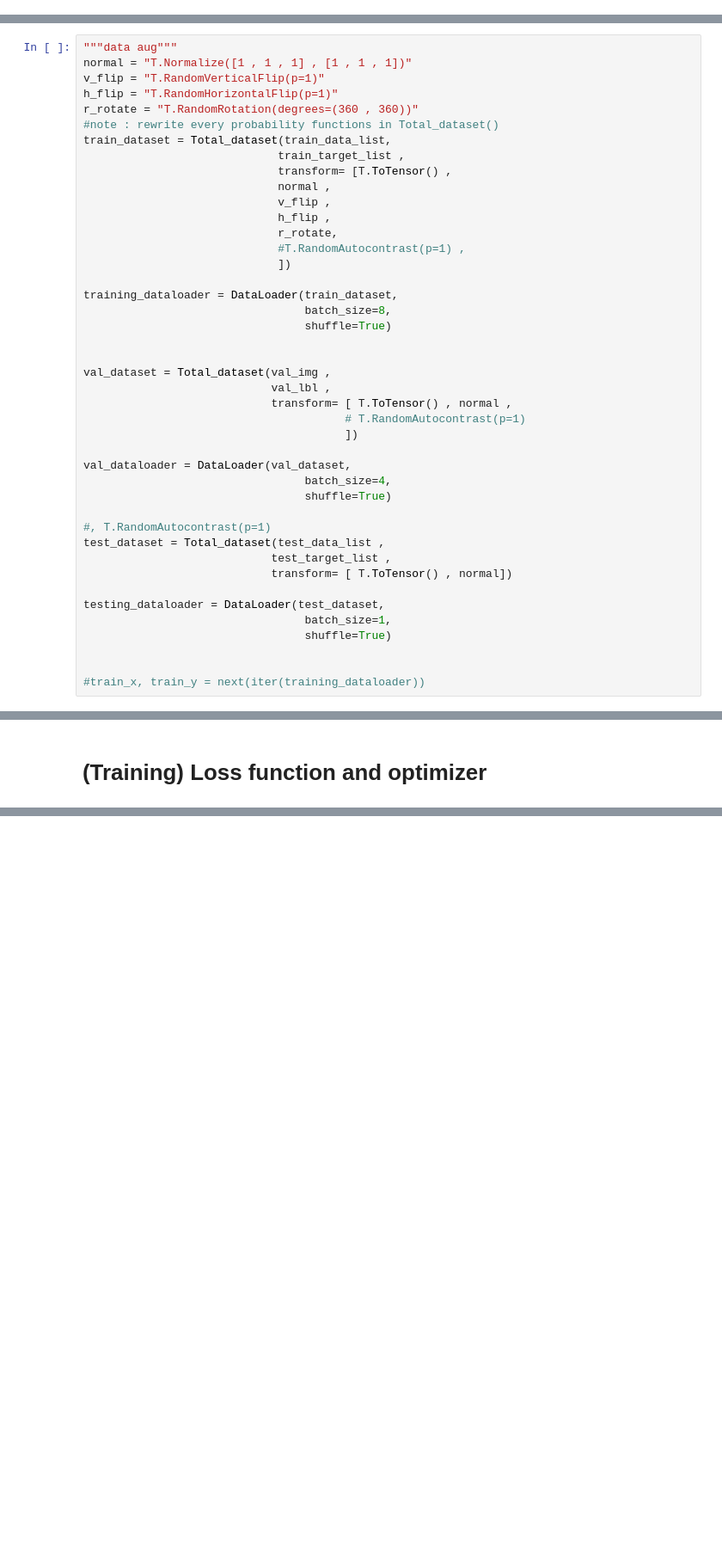
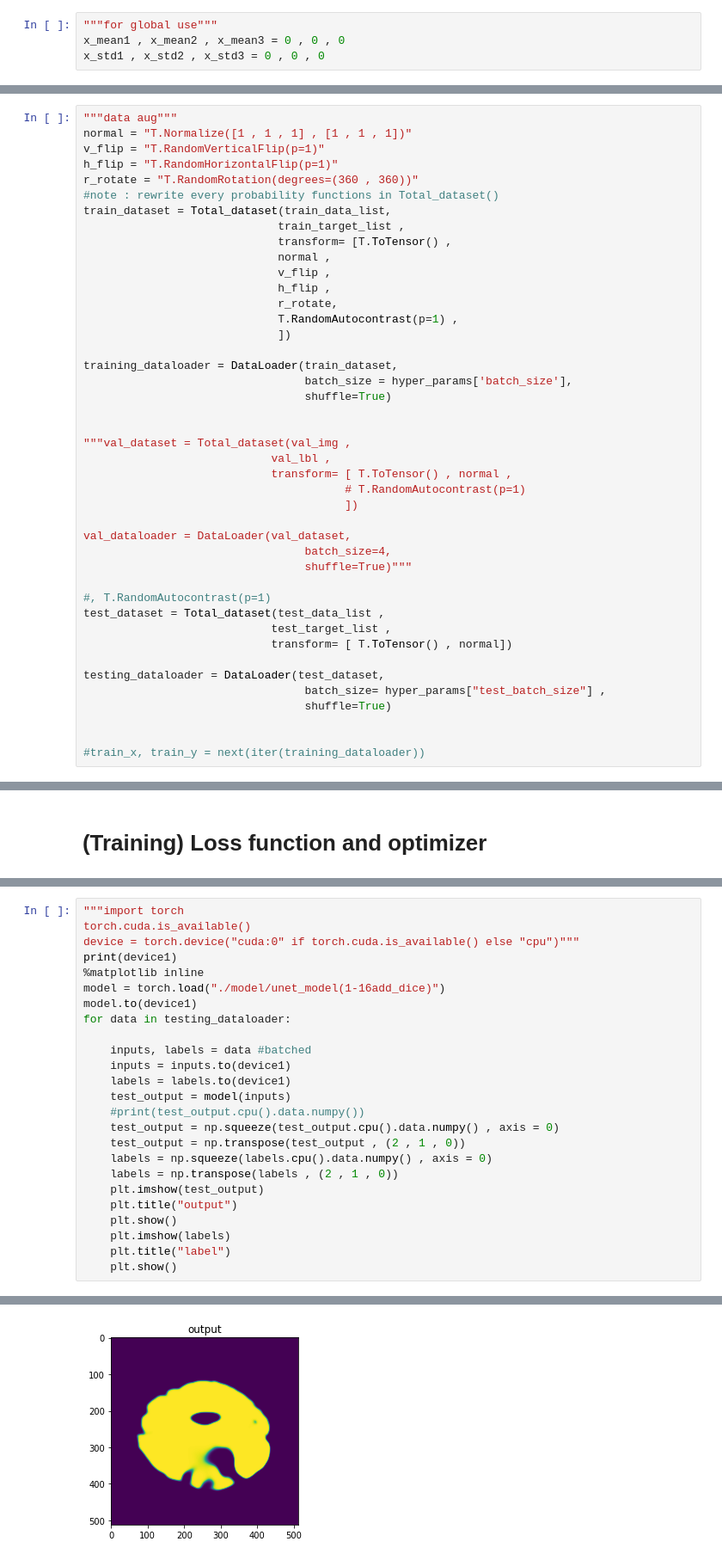
Before and after one commit to santaboi/2d-unet, a Jupyter notebook: 2d-unet-kaggle-torch.ipynb, the cells around one changed output, grey strips where cells are left out. Shown: that part at 86% size. Cells and saved outputs as stored; diff of their text form; blank space fills up the shorter version.

```diff
--- a/2d-unet-kaggle-torch.ipynb
+++ b/2d-unet-kaggle-torch.ipynb
@@ -106,5 +172,9 @@ print(len(val_lbl))
 # %% [markdown]
 ## Data Preprocess
+# %%
+"""for global use"""
+x_mean1 , x_mean2 , x_mean3 = 0 , 0 , 0
+x_std1 , x_std2 , x_std3 = 0 , 0 , 0
 # %%
 import numpy as np
 import torch
@@ -233,15 +306,15 @@ train_dataset = Total_dataset(train_data_list,
                              v_flip ,
                              h_flip ,
                              r_rotate,
-                             #T.RandomAutocontrast(p=1) ,
+                             T.RandomAutocontrast(p=1) ,
                              ])
 
 training_dataloader = DataLoader(train_dataset,
-                                 batch_size=8,
+                                 batch_size = hyper_params['batch_size'],
                                  shuffle=True)
 
 
-val_dataset = Total_dataset(val_img ,
+"""val_dataset = Total_dataset(val_img ,
                             val_lbl ,
                             transform= [ T.ToTensor() , normal ,
                                        # T.RandomAutocontrast(p=1)
@@ -249,7 +322,7 @@ val_dataset = Total_dataset(val_img ,
 
 val_dataloader = DataLoader(val_dataset,
                                  batch_size=4,
-                                 shuffle=True)
+                                 shuffle=True)"""
 
 #, T.RandomAutocontrast(p=1)
 test_dataset = Total_dataset(test_data_list ,
@@ -257,7 +330,7 @@ test_dataset = Total_dataset(test_data_list ,
                             transform= [ T.ToTensor() , normal])
 
 testing_dataloader = DataLoader(test_dataset,
-                                 batch_size=1,
+                                 batch_size= hyper_params["test_batch_size"] ,
                                  shuffle=True)
 
 
@@ -477,0 +564,26 @@ torch.save(unet , "/kaggle/working/unet_model1-2_2")
+# %%
+"""import torch
+torch.cuda.is_available()
+device = torch.device("cuda:0" if torch.cuda.is_available() else "cpu")"""
+print(device1)
+%matplotlib inline
+model = torch.load("./model/unet_model(1-16add_dice)")
+model.to(device1)
+for data in testing_dataloader:
+
+    inputs, labels = data #batched
+    inputs = inputs.to(device1)
+    labels = labels.to(device1)
+    test_output = model(inputs)
+    #print(test_output.cpu().data.numpy())
+    test_output = np.squeeze(test_output.cpu().data.numpy() , axis = 0)
+    test_output = np.transpose(test_output , (2 , 1 , 0))
+    labels = np.squeeze(labels.cpu().data.numpy() , axis = 0)
+    labels = np.transpose(labels , (2 , 1 , 0))
+    plt.imshow(test_output)
+    plt.title("output")
+    plt.show()
+    plt.imshow(labels)
+    plt.title("label")
+    plt.show()
+# %% [output]
@@ -477,0 +591 @@ torch.save(unet , "/kaggle/working/unet_model1-2_2")
+[figure, added]
```
Also changed, not shown: parts of 23 cells of this notebook, 4 other files.
